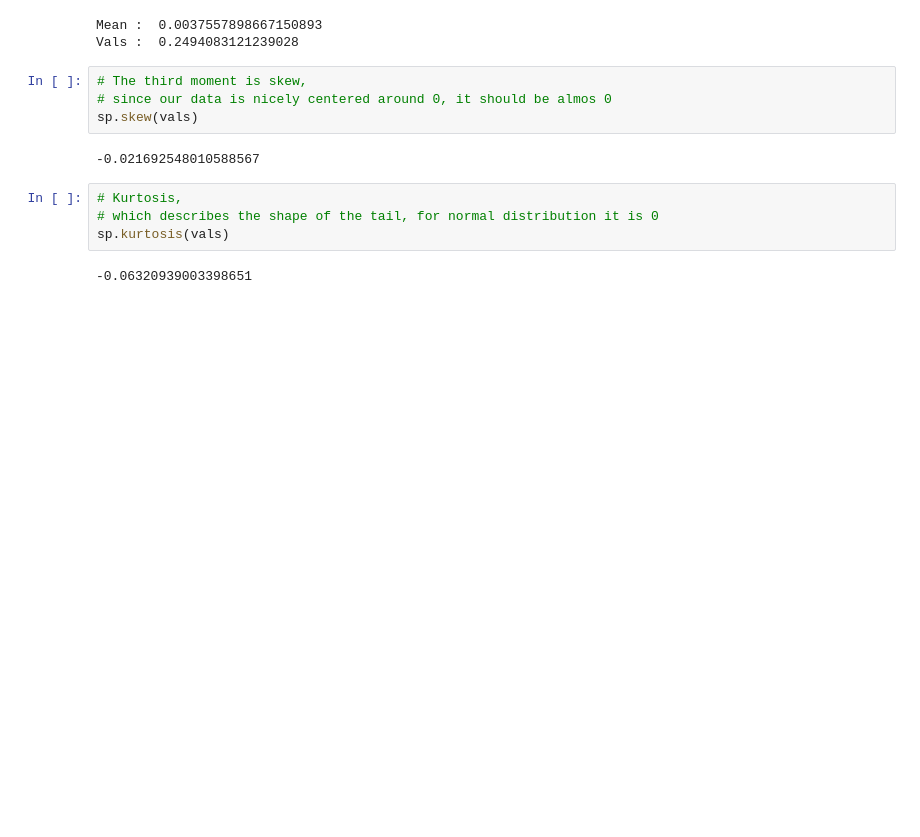
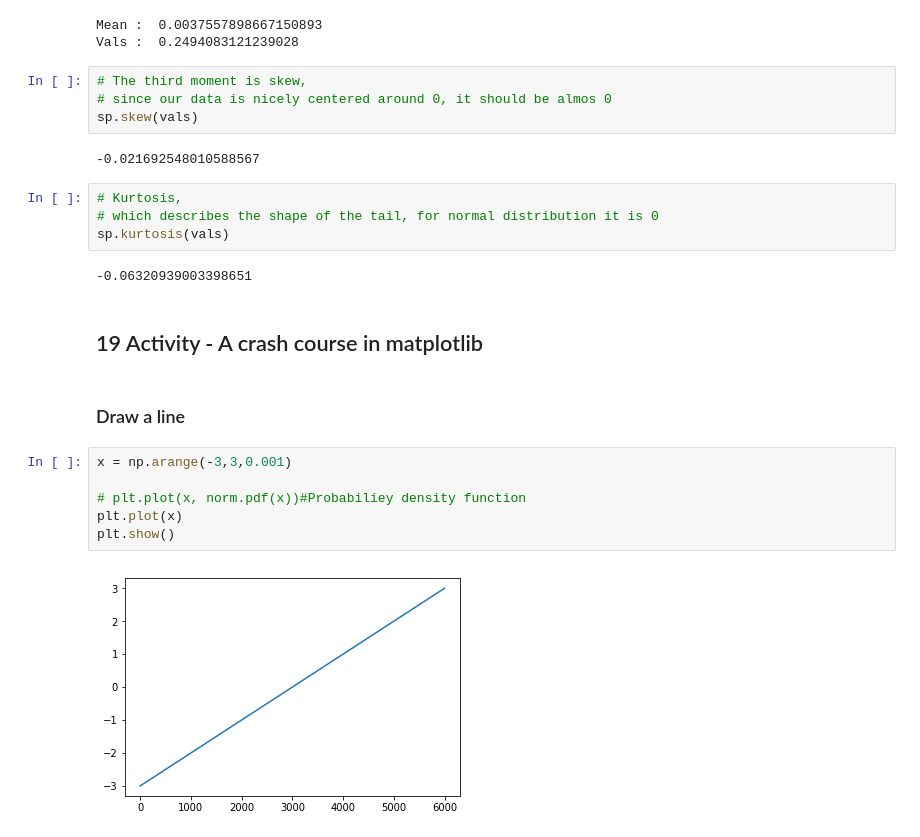
Before and after one commit to SudhakarAnemu/AI-DS-ML-DL-, a Jupyter notebook: jsDSDLMLwithPython_Udemy.ipynb, the cells around one changed output. Saved outputs shown, nothing was run; the diff lists cells and outputs as text; blank space fills up the shorter version.

```diff
--- a/jsDSDLMLwithPython_Udemy.ipynb
+++ b/jsDSDLMLwithPython_Udemy.ipynb
@@ -261,3 +278,15 @@ sp.skew(vals)
 sp.kurtosis(vals)
 # %% [output]
 -0.06320939003398651
+# %% [markdown]
+## 19 Activity - A crash course in matplotlib
+# %% [markdown]
+### Draw a line
+# %%
+x = np.arange(-3,3,0.001)
+
+# plt.plot(x, norm.pdf(x))#Probabiliey density function
+plt.plot(x)
+plt.show()
+# %% [output]
+[figure, added]
```
Also changed, not shown: parts of 42 cells of this notebook.
